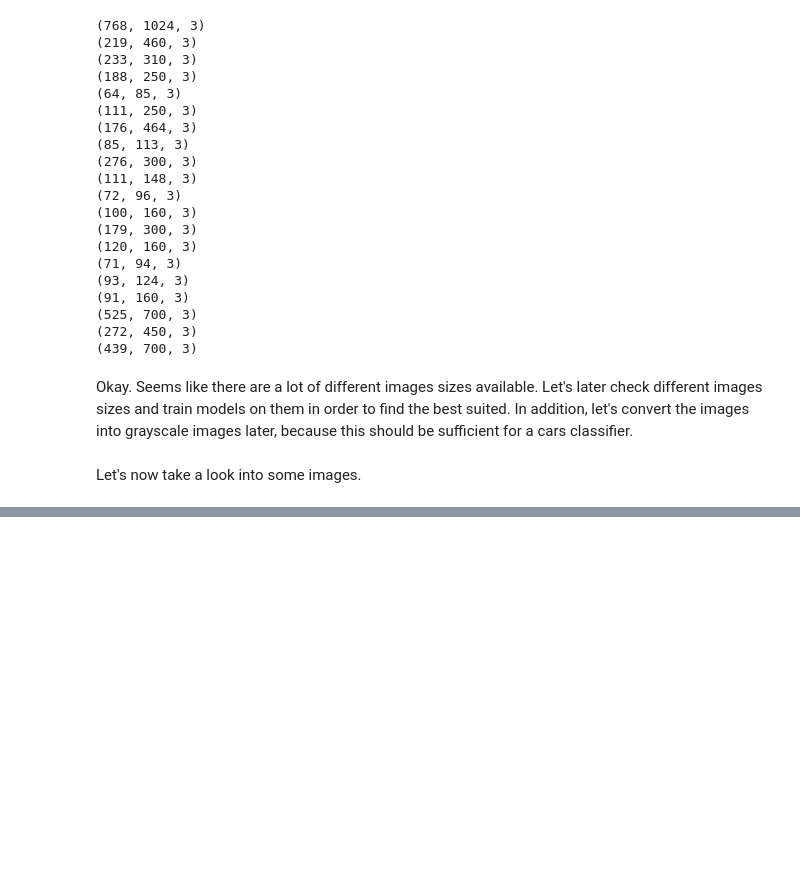
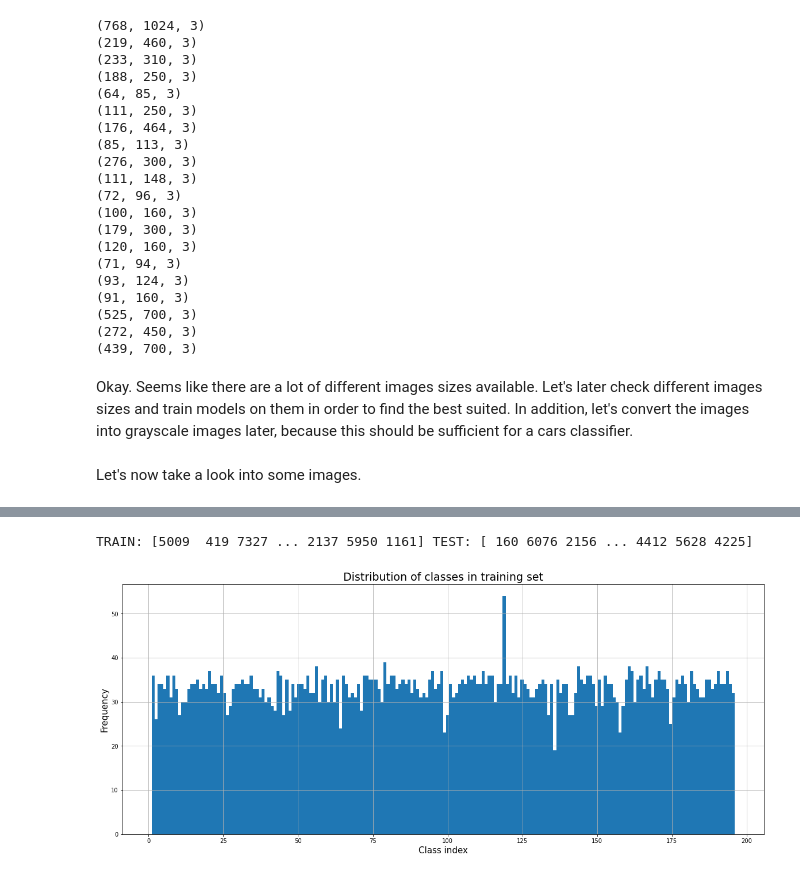
Before and after one commit to patrickbrus/IBM_Machine_Learning_Professional, a Jupyter notebook: Deep_Learning/DeepLearning_Project.ipynb, the cells around one changed output, grey strips where cells are left out. Saved outputs shown, nothing was run; the diff lists cells and outputs as text; code cells hidden in the pictures; blank space fills up the shorter version.

```diff
--- a/Deep_Learning/DeepLearning_Project.ipynb
+++ b/Deep_Learning/DeepLearning_Project.ipynb
@@ -166,0 +206,24 @@ show_image(df, r"data\car_ims", index)
+# %%
+from sklearn.model_selection import StratifiedShuffleSplit
+
+df_training = df.loc[df["test"] == 0]
+df_test = df.loc[df["test"] == 1]
+
+sss = StratifiedShuffleSplit(n_splits=1, test_size=0.2, random_state=42)
+
+for train_index, test_index in sss.split(df_training.drop(columns="class"), df_training["class"]):
+    print("TRAIN:", train_index, "TEST:", test_index)
+    df_train = df_training.iloc[train_index]
+    df_val = df_training.iloc[test_index]
+# %% [output]
+TRAIN: [5009  419 7327 ... 2137 5950 1161] TEST: [ 160 6076 2156 ... 4412 5628 4225]
+# %%
+# check distribution of training set
+plt.figure(figsize=(20, 8))
+df_train["class"].hist(bins=len(class_names))
+plt.title("Distribution of classes in training set", size=19)
+plt.xlabel("Class index", size=15)
+plt.ylabel("Frequency", size=15)
+plt.show()
+# %% [output]
+[figure, added]
```
Also changed, not shown: parts of 16 cells of this notebook.
